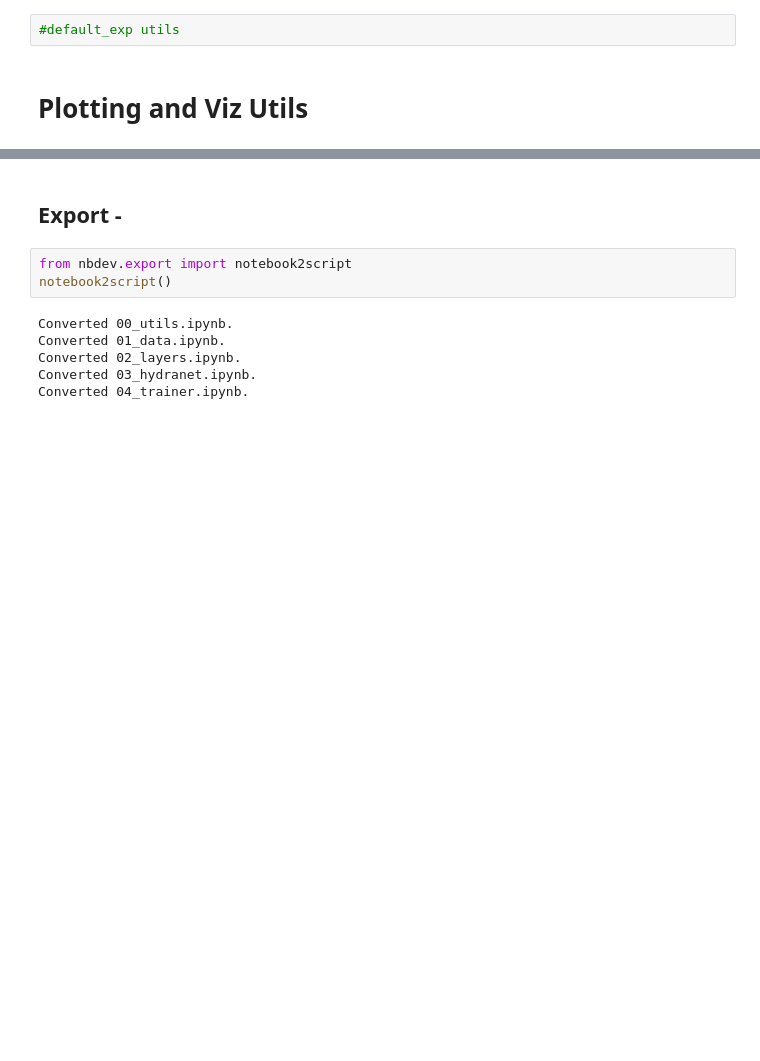
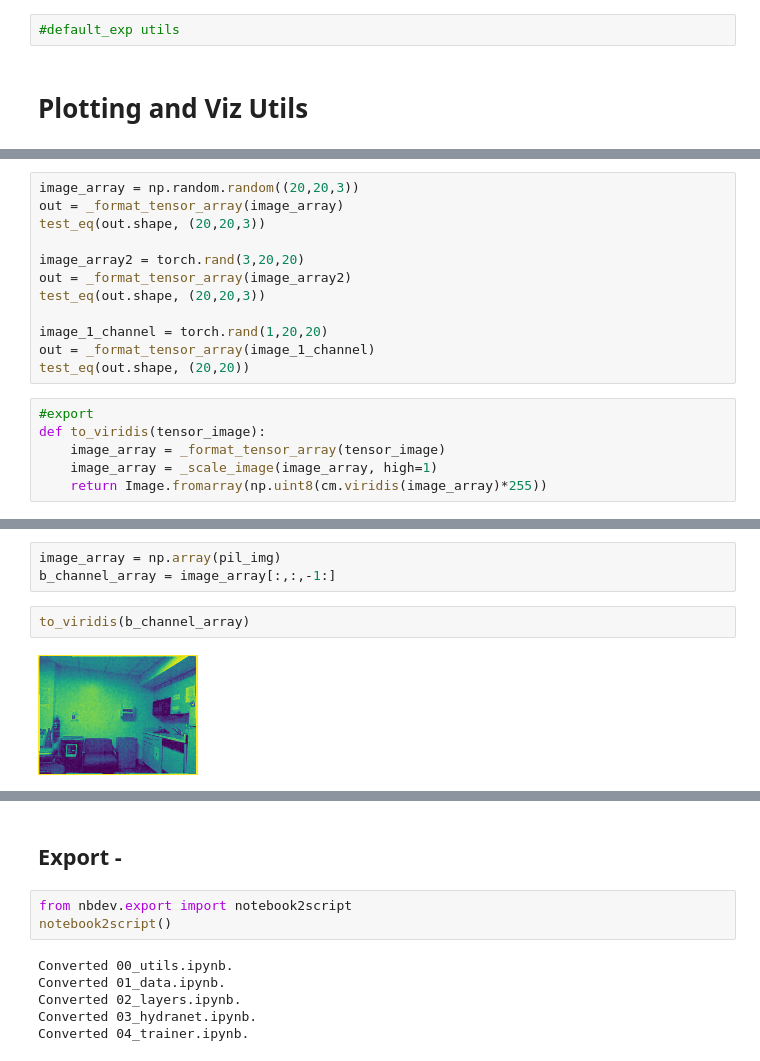
Before and after one commit to tcapelle/hydra_net, a Jupyter notebook: 00_utils.ipynb, the cells around one changed output, grey strips where cells are left out. Cells and saved outputs as stored; diff of their text form; blank space fills up the shorter version.

```diff
--- a/00_utils.ipynb
+++ b/00_utils.ipynb
@@ -9,0 +30,18 @@ from fastcore.all import *
+# %%
+image_array = np.random.random((20,20,3))
+out = _format_tensor_array(image_array)
+test_eq(out.shape, (20,20,3))
+
+image_array2 = torch.rand(3,20,20)
+out = _format_tensor_array(image_array2)
+test_eq(out.shape, (20,20,3))
+
+image_1_channel = torch.rand(1,20,20)
+out = _format_tensor_array(image_1_channel)
+test_eq(out.shape, (20,20))
+# %%
+#export
+def to_viridis(tensor_image):
+    image_array = _format_tensor_array(tensor_image)
+    image_array = _scale_image(image_array, high=1)
+    return Image.fromarray(np.uint8(cm.viridis(image_array)*255))
@@ -10,3 +55,10 @@ from fastcore.all import *
+# %%
+image_array = np.array(pil_img)
+b_channel_array = image_array[:,:,-1:]
+# %%
+to_viridis(b_channel_array)
+# %% [output]
+[figure, added]
 # %%
 #export
 
```
Also changed, not shown: parts of 5 cells of this notebook, 12 other files.
